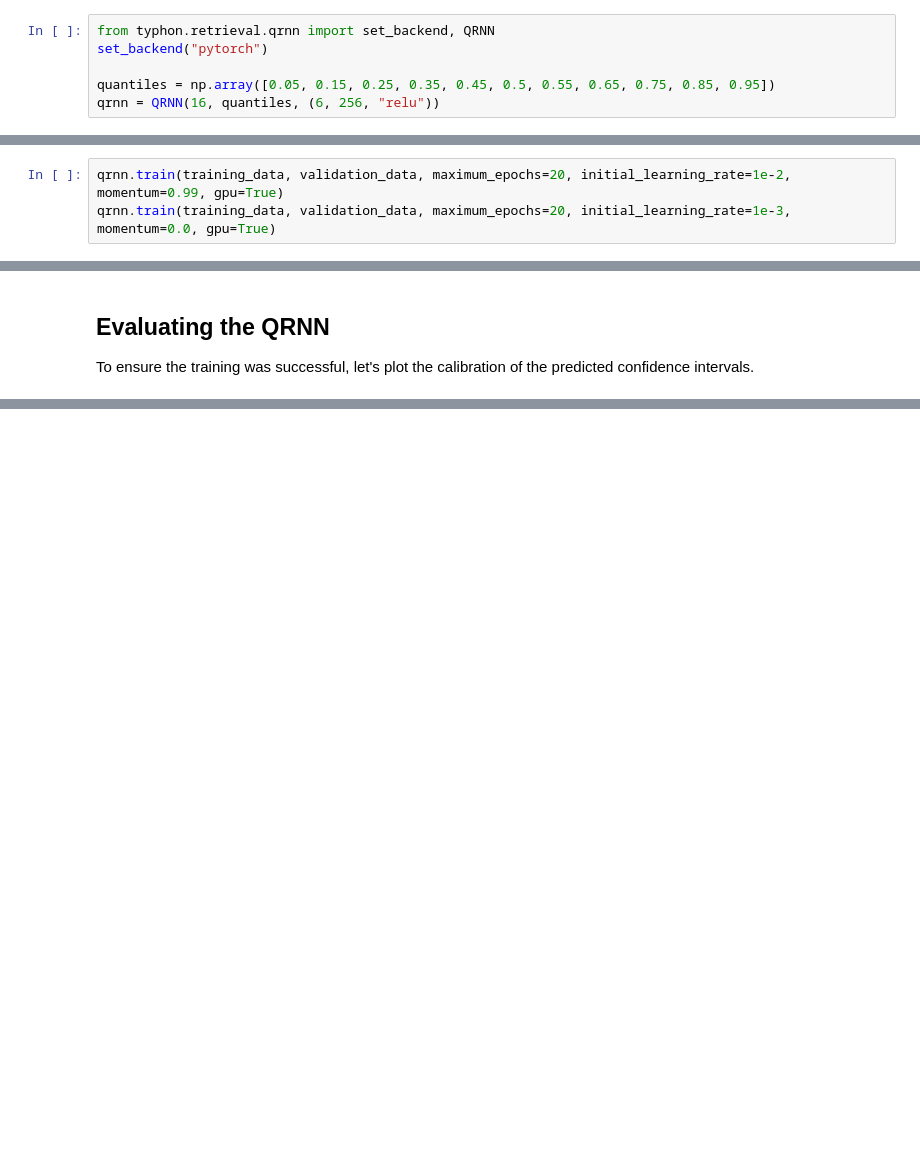
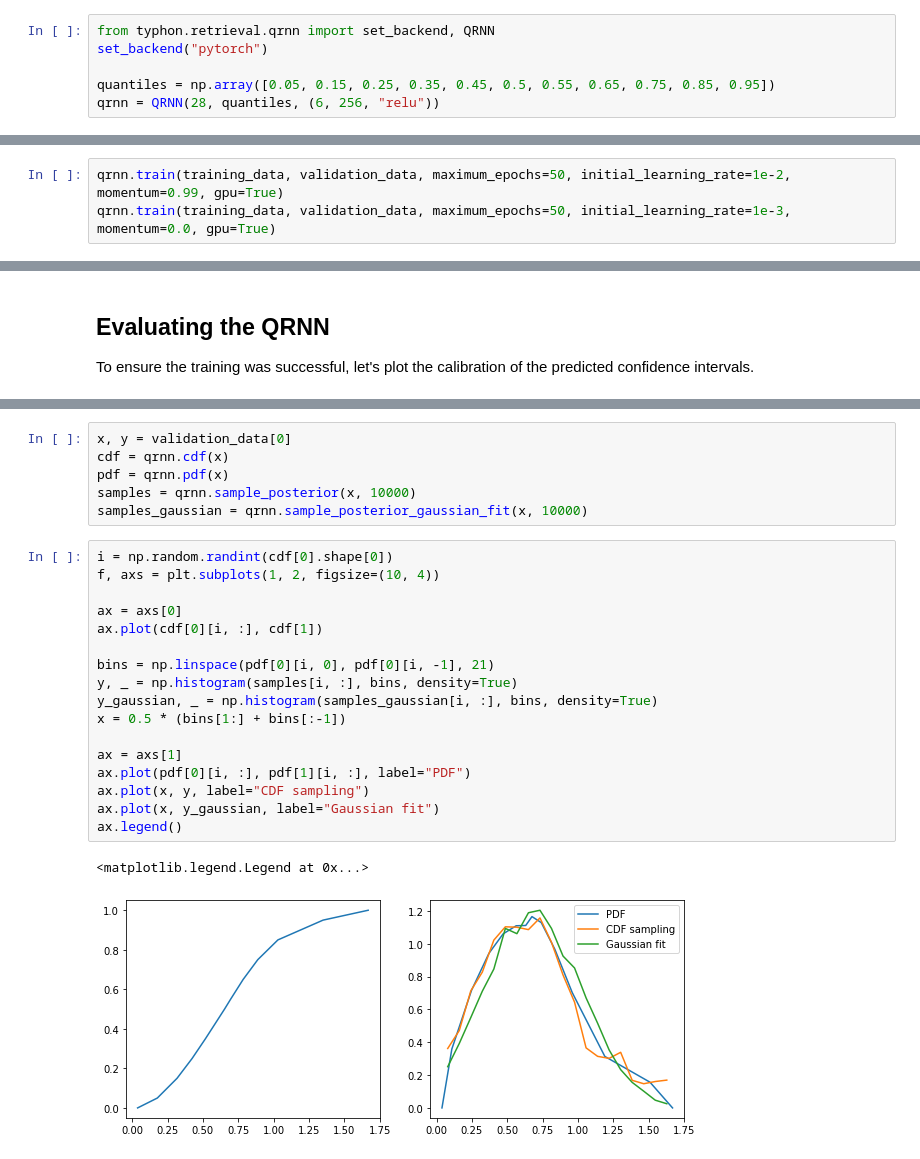
Before and after one commit to SEE-GEO/regn, a Jupyter notebook: notebooks/examples/train_qrnn.ipynb, the cells around one changed output, grey strips where cells are left out. Saved outputs shown, nothing was run; the diff lists cells and outputs as text; blank space fills up the shorter version.

```diff
--- a/notebooks/examples/train_qrnn.ipynb
+++ b/notebooks/examples/train_qrnn.ipynb
@@ -19,7 +19,7 @@ from typhon.retrieval.qrnn import set_backend, QRNN
 set_backend("pytorch")
 
 quantiles = np.array([0.05, 0.15, 0.25, 0.35, 0.45, 0.5, 0.55, 0.65, 0.75, 0.85, 0.95])
-qrnn = QRNN(16, quantiles, (6, 256, "relu"))
+qrnn = QRNN(28, quantiles, (6, 256, "relu"))
 # %% [output]
 Using TensorFlow backend.
 # %% [markdown]
@@ -41,6 +41,6 @@ training_data, validation_data = random_split(data, [n_train, n_val])
 # %% [markdown]
 ## Training the model
 # %%
-qrnn.train(training_data, validation_data, maximum_epochs=20, initial_learning_rate=1e-2, momentum=0.99, gpu=True)
-qrnn.train(training_data, validation_data, maximum_epochs=20, initial_learning_rate=1e-3, momentum=0.0, gpu=True)
+qrnn.train(training_data, validation_data, maximum_epochs=50, initial_learning_rate=1e-2, momentum=0.99, gpu=True)
+qrnn.train(training_data, validation_data, maximum_epochs=50, initial_learning_rate=1e-3, momentum=0.0, gpu=True)
 # %% [output]
@@ -65,0 +102,26 @@ ax.set_ylabel("Observed frequency")
+# %%
+x, y = validation_data[0]
+cdf = qrnn.cdf(x)
+pdf = qrnn.pdf(x)
+samples = qrnn.sample_posterior(x, 10000)
+samples_gaussian = qrnn.sample_posterior_gaussian_fit(x, 10000)
+# %%
+i = np.random.randint(cdf[0].shape[0])
+f, axs = plt.subplots(1, 2, figsize=(10, 4))
+
+ax = axs[0]
+ax.plot(cdf[0][i, :], cdf[1])
+
+bins = np.linspace(pdf[0][i, 0], pdf[0][i, -1], 21)
+y, _ = np.histogram(samples[i, :], bins, density=True)
+y_gaussian, _ = np.histogram(samples_gaussian[i, :], bins, density=True)
+x = 0.5 * (bins[1:] + bins[:-1])
+
+ax = axs[1]
+ax.plot(pdf[0][i, :], pdf[1][i, :], label="PDF")
+ax.plot(x, y, label="CDF sampling")
+ax.plot(x, y_gaussian, label="Gaussian fit")
+ax.legend()
+# %% [output]
+<matplotlib.legend.Legend at 0x...>
+[figure, added]
```
Also changed, not shown: parts of 3 cells of this notebook, 7 other files.
